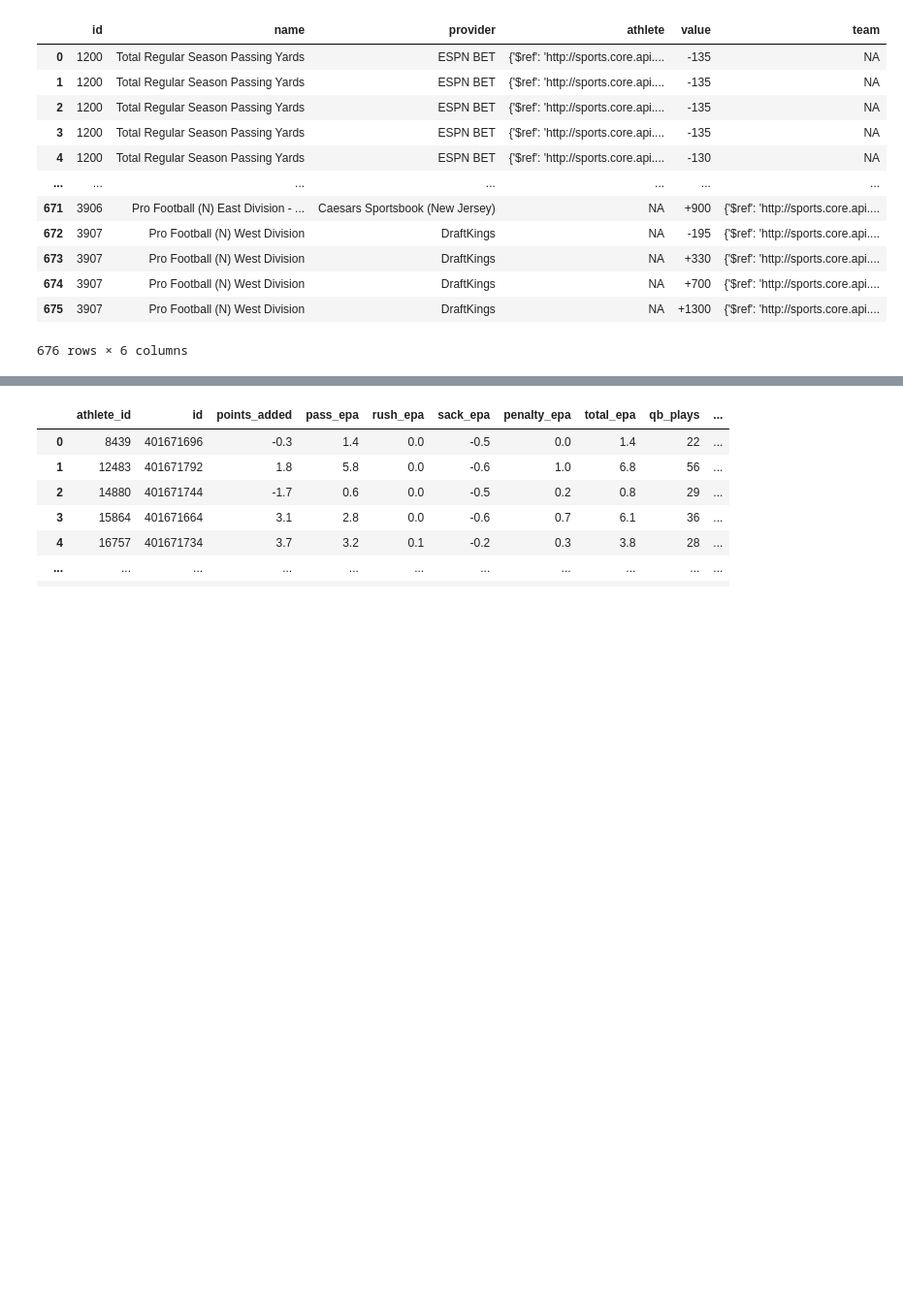
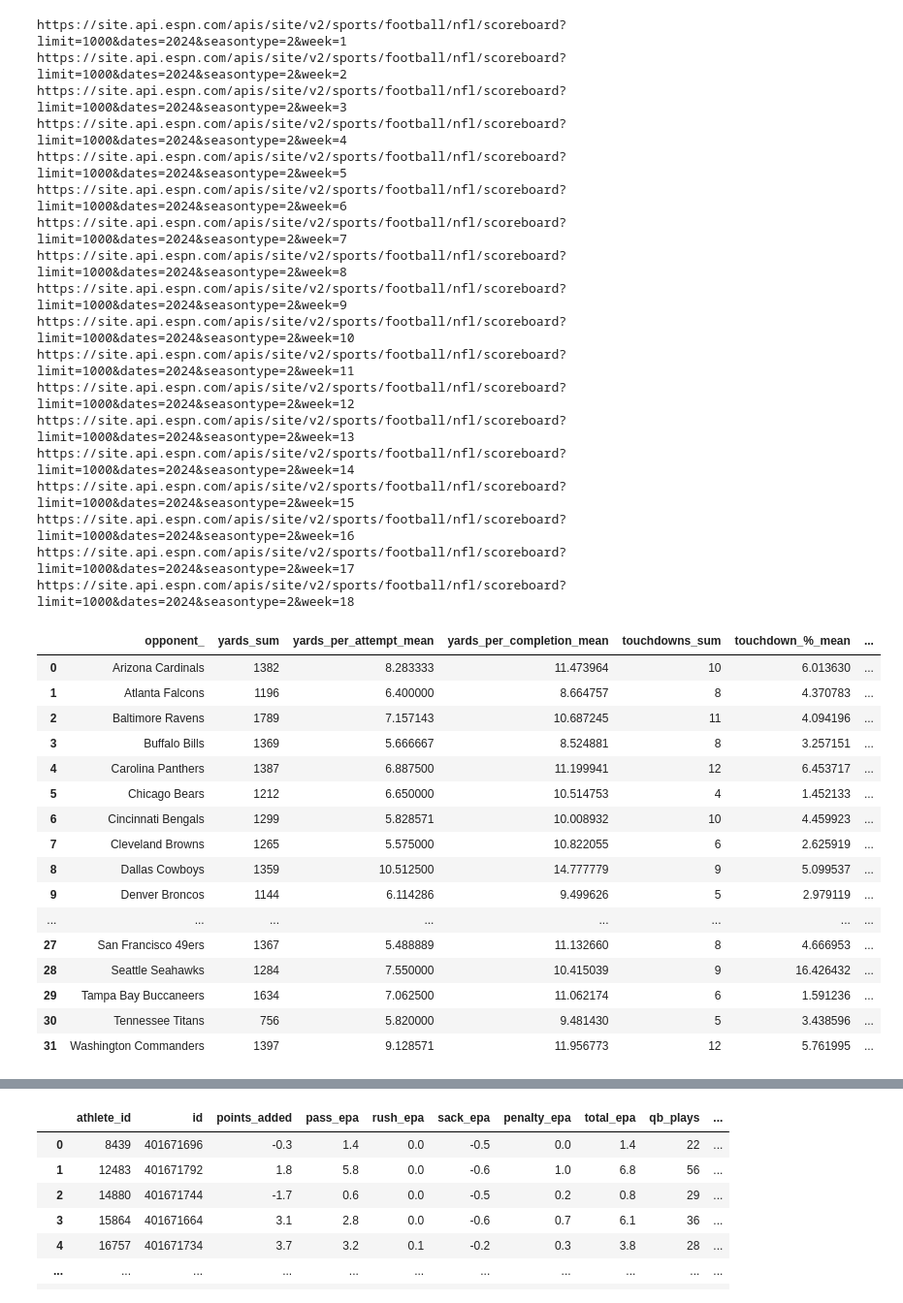
Before and after one commit to ajpaladi/412analytics, a Jupyter notebook: fouronetwo_testing.ipynb, the cells around one changed output, grey strips where cells are left out. Shown: that part at 97% size. Cells and saved outputs as stored; diff of their text form; code cells hidden in the pictures; blank space fills up the shorter version.

```diff
--- a/fouronetwo_testing.ipynb
+++ b/fouronetwo_testing.ipynb
@@ -37,43 +275,41 @@ import re
 # %%
-futures_dict = {'id':[], 'name':[], 'provider':[], 'athlete':[], 'value':[], 'team':[]}
-
-url = 'https://sports.core.api.espn.com/v2/sports/football/leagues/nfl/seasons/2024/futures'
-
-response = requests.get(url)
-if response.status_code == 200:
-    data = response.json()
-    for x in data['items']:
-        id = x['id']
-        name = x['name']
-        provider = x['futures'][0]['provider']['name']
-        for y in x['futures'][0]['books']:
-            athlete = y.get('athlete', 'NA')
-            value = y.get('value', 'NA')
-            team = y.get('team', 'NA')
-            futures_dict['id'].append(id)
-            futures_dict['name'].append(name)
-            futures_dict['provider'].append(provider)
-            futures_dict['athlete'].append(athlete)
-            futures_dict['value'].append(value)
-            futures_dict['team'].append(team)
-
-
-futures_df = pd.DataFrame(futures_dict)
-futures_df
+fetch.qb_stats_allowed(2024)
 # %% [output]
+https://site.api.espn.com/apis/site/v2/sports/football/nfl/scoreboard?limit=1000&dates=2024&seasontype=2&week=1
+https://site.api.espn.com/apis/site/v2/sports/football/nfl/scoreboard?limit=1000&dates=2024&seasontype=2&week=2
+https://site.api.espn.com/apis/site/v2/sports/football/nfl/scoreboard?limit=1000&dates=2024&seasontype=2&week=3
+https://site.api.espn.com/apis/site/v2/sports/football/nfl/scoreboard?limit=1000&dates=2024&seasontype=2&week=4
+https://site.api.espn.com/apis/site/v2/sports/football/nfl/scoreboard?limit=1000&dates=2024&seasontype=2&week=5
+https://site.api.espn.com/apis/site/v2/sports/football/nfl/scoreboard?limit=1000&dates=2024&seasontype=2&week=6
+https://site.api.espn.com/apis/site/v2/sports/football/nfl/scoreboard?limit=1000&dates=2024&seasontype=2&week=7
+https://site.api.espn.com/apis/site/v2/sports/football/nfl/scoreboard?limit=1000&dates=2024&seasontype=2&week=8
+https://site.api.espn.com/apis/site/v2/sports/football/nfl/scoreboard?limit=1000&dates=2024&seasontype=2&week=9
+https://site.api.espn.com/apis/site/v2/sports/football/nfl/scoreboard?limit=1000&dates=2024&seasontype=2&week=10
+https://site.api.espn.com/apis/site/v2/sports/football/nfl/scoreboard?limit=1000&dates=2024&seasontype=2&week=11
+https://site.api.espn.com/apis/site/v2/sports/football/nfl/scoreboard?limit=1000&dates=2024&seasontype=2&week=12
+https://site.api.espn.com/apis/site/v2/sports/football/nfl/scoreboard?limit=1000&dates=2024&seasontype=2&week=13
+https://site.api.espn.com/apis/site/v2/sports/football/nfl/scoreboard?limit=1000&dates=2024&seasontype=2&week=14
+https://site.api.espn.com/apis/site/v2/sports/football/nfl/scoreboard?limit=1000&dates=2024&seasontype=2&week=15
+https://site.api.espn.com/apis/site/v2/sports/football/nfl/scoreboard?limit=1000&dates=2024&seasontype=2&week=16
+https://site.api.espn.com/apis/site/v2/sports/football/nfl/scoreboard?limit=1000&dates=2024&seasontype=2&week=17
+https://site.api.espn.com/apis/site/v2/sports/football/nfl/scoreboard?limit=1000&dates=2024&seasontype=2&week=18
-|  | id | name | provider | athlete | value | team |
-| 0 | 1200 | Total Regular Season Passing Yards | ESPN BET | {'$ref': 'http://sports.core.api.... | -135 | NA |
-| 1 | 1200 | Total Regular Season Passing Yards | ESPN BET | {'$ref': 'http://sports.core.api.... | -135 | NA |
-| 2 | 1200 | Total Regular Season Passing Yards | ESPN BET | {'$ref': 'http://sports.core.api.... | -135 | NA |
-| 3 | 1200 | Total Regular Season Passing Yards | ESPN BET | {'$ref': 'http://sports.core.api.... | -135 | NA |
-| 4 | 1200 | Total Regular Season Passing Yards | ESPN BET | {'$ref': 'http://sports.core.api.... | -130 | NA |
-| ... | ... | ... | ... | ... | ... | ... |
-| 671 | 3906 | Pro Football (N) East Division - ... | Caesars Sportsbook (New Jersey) | NA | +900 | {'$ref': 'http://sports.core.api.... |
-| 672 | 3907 | Pro Football (N) West Division | DraftKings | NA | -195 | {'$ref': 'http://sports.core.api.... |
-| 673 | 3907 | Pro Football (N) West Division | DraftKings | NA | +330 | {'$ref': 'http://sports.core.api.... |
-| 674 | 3907 | Pro Football (N) West Division | DraftKings | NA | +700 | {'$ref': 'http://sports.core.api.... |
-| 675 | 3907 | Pro Football (N) West Division | DraftKings | NA | +1300 | {'$ref': 'http://sports.core.api.... |
+|  | opponent_ | yards_sum | yards_per_attempt_mean | yards_per_completion_mean | touchdowns_sum | touchdown_%_mean | ... |
+| 0 | Arizona Cardinals | 1382 | 8.283333 | 11.473964 | 10 | 6.013630 | ... |
+| 1 | Atlanta Falcons | 1196 | 6.400000 | 8.664757 | 8 | 4.370783 | ... |
+| 2 | Baltimore Ravens | 1789 | 7.157143 | 10.687245 | 11 | 4.094196 | ... |
+| 3 | Buffalo Bills | 1369 | 5.666667 | 8.524881 | 8 | 3.257151 | ... |
+| 4 | Carolina Panthers | 1387 | 6.887500 | 11.199941 | 12 | 6.453717 | ... |
+| 5 | Chicago Bears | 1212 | 6.650000 | 10.514753 | 4 | 1.452133 | ... |
+| 6 | Cincinnati Bengals | 1299 | 5.828571 | 10.008932 | 10 | 4.459923 | ... |
+| 7 | Cleveland Browns | 1265 | 5.575000 | 10.822055 | 6 | 2.625919 | ... |
+| 8 | Dallas Cowboys | 1359 | 10.512500 | 14.777779 | 9 | 5.099537 | ... |
+| 9 | Denver Broncos | 1144 | 6.114286 | 9.499626 | 5 | 2.979119 | ... |
+| ... | ... | ... | ... | ... | ... | ... | ... |
+| 27 | San Francisco 49ers | 1367 | 5.488889 | 11.132660 | 8 | 4.666953 | ... |
+| 28 | Seattle Seahawks | 1284 | 7.550000 | 10.415039 | 9 | 16.426432 | ... |
+| 29 | Tampa Bay Buccaneers | 1634 | 7.062500 | 11.062174 | 6 | 1.591236 | ... |
+| 30 | Tennessee Titans | 756 | 5.820000 | 9.481430 | 5 | 3.438596 | ... |
+| 31 | Washington Commanders | 1397 | 9.128571 | 11.956773 | 12 | 5.761995 | ... |
-676 rows × 6 columns
 # %%
 epa = epa.sort_values(by = 'scramble_epa_sum', ascending=False)
 px.bar(epa, x = 'name_', y = 'scramble_epa_sum', color = 'scramble_epa_sum', height = 700)
```
Also changed, not shown: parts of 8 cells of this notebook, 2 other files.
